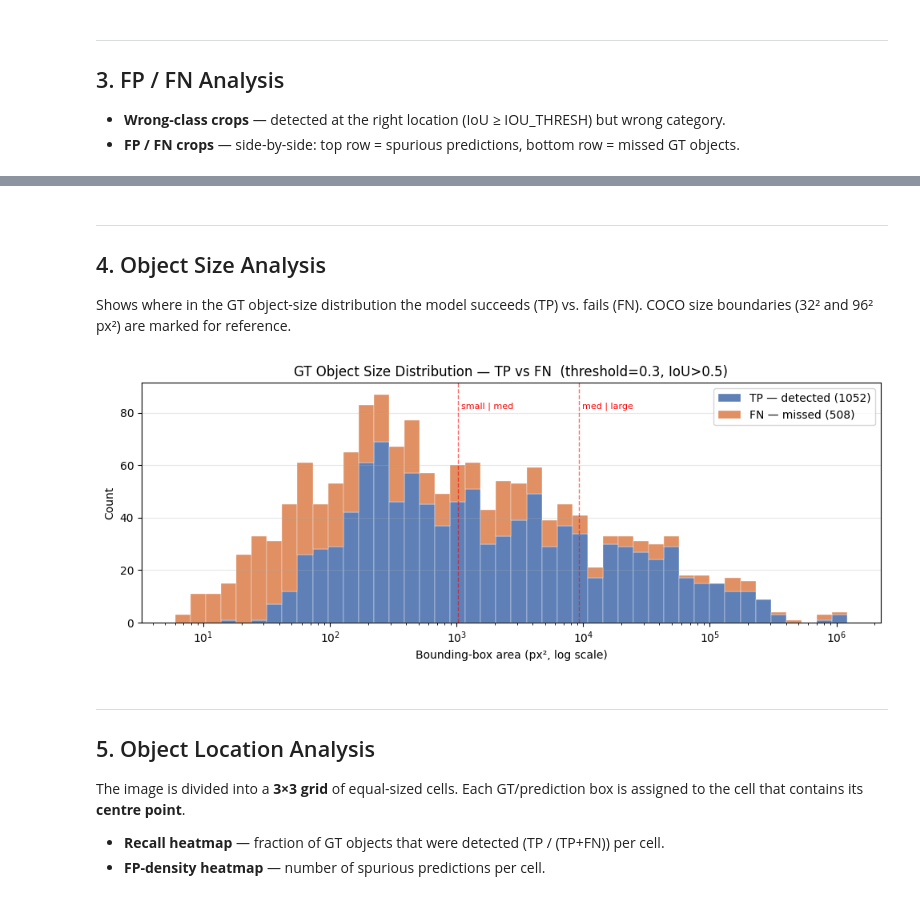
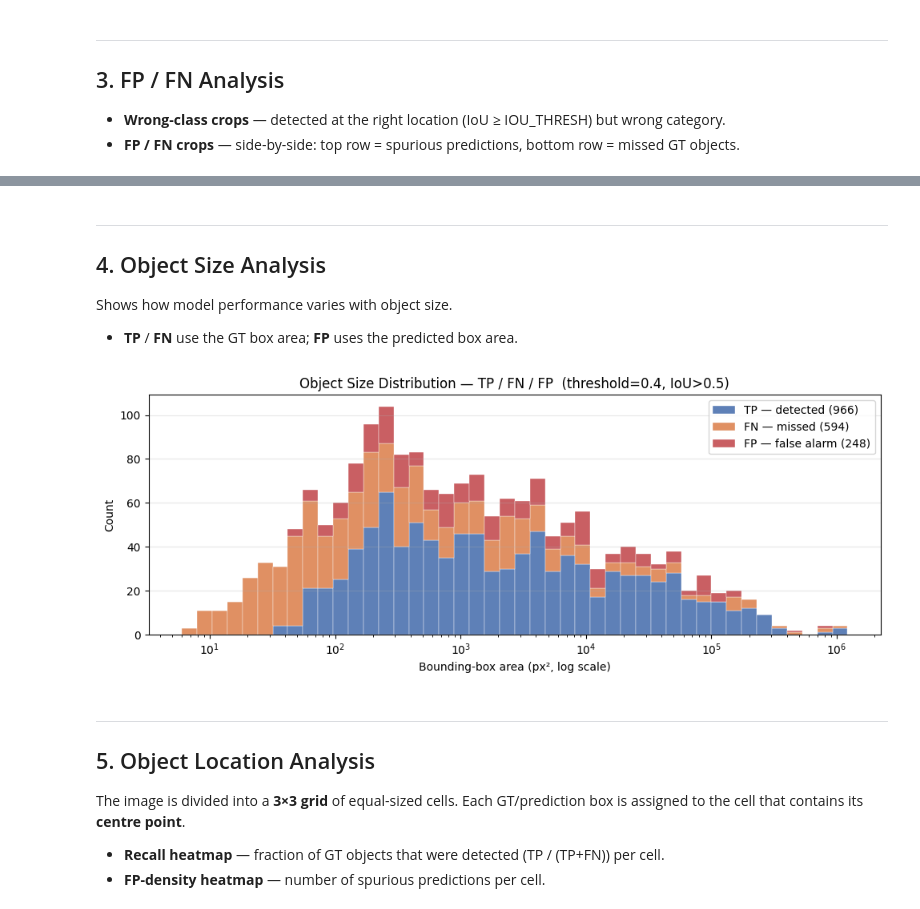
Before and after one commit to Timson1235/AP2026-Maritime-Navigation, a Jupyter notebook: 4_Model/evaluation.ipynb, the cells around one changed output, grey strips where cells are left out. Drawn from its saved outputs; the diff is of its cells as text; code cells hidden in the pictures.

```diff
--- a/4_Model/evaluation.ipynb
+++ b/4_Model/evaluation.ipynb
@@ -45,7 +45,7 @@ PREDICTIONS_FILE = Path("../runs/optuna_relabeled/trial_003/predictions_test.jso
 # Directory where output figures are saved
 SAVE_DIR         = Path("../runs/optuna_relabeled/trial_003")
 
-THRESHOLD  = 0.3   # confidence threshold applied when loading predictions
+THRESHOLD  = 0.4   # confidence threshold applied when loading predictions
 IOU_THRESH = 0.5   # IoU threshold for TP/FP matching
 
 random.seed(4)
@@ -569,38 +579,36 @@ plt.show()
 ---
 ## 4. Object Size Analysis
 
-Shows where in the GT object-size distribution the model succeeds (TP) vs. fails (FN).
-COCO size boundaries (32² and 96² px²) are marked for reference.
+Shows how model performance varies with object size.
+- **TP** / **FN** use the GT box area; **FP** uses the predicted box area.
 # %%
 def box_area(box):
     return max(0.0, box[2] - box[0]) * max(0.0, box[3] - box[1])
 
-tp_areas = np.array([box_area(r["gt_box"]) for r in tp_records])
-fn_areas = np.array([box_area(r["gt_box"]) for r in fn_records])
-all_areas = np.concatenate([tp_areas, fn_areas])
+tp_areas = np.array([box_area(r["gt_box"])   for r in tp_records])
+fn_areas = np.array([box_area(r["gt_box"])   for r in fn_records])
+fp_areas = np.array([box_area(r["pred_box"]) for r in fp_records])
 
+all_areas = np.concatenate([tp_areas, fn_areas, fp_areas])
 bins = np.logspace(np.log10(max(all_areas.min(), 1)), np.log10(all_areas.max()), 45)
 
 fig, ax = plt.subplots(figsize=(10, 4))
-ax.hist([tp_areas, fn_areas], bins=bins, stacked=True,
-        label=[f"TP — detected ({len(tp_areas)})", f"FN — missed ({len(fn_areas)})"],
-        color=["#4C72B0", "#DD8452"], alpha=0.9, edgecolor="white", linewidth=0.3)
-
-ymax = ax.get_ylim()[1]
-for bound, lbl in [(32**2, "small | med"), (96**2, "med | large")]:
-    ax.axvline(bound, color="red", linestyle="--", alpha=0.6, linewidth=1)
-    ax.text(bound * 1.07, ymax * 0.92, lbl, fontsize=8, color="red", va="top")
+ax.hist([tp_areas, fn_areas, fp_areas], bins=bins, stacked=True,
+        label=[f"TP — detected ({len(tp_areas)})",
+               f"FN — missed ({len(fn_areas)})",
+               f"FP — false alarm ({len(fp_areas)})"],
+        color=["#4C72B0", "#DD8452", "#C44E52"], alpha=0.9, edgecolor="white", linewidth=0.3)
 
 ax.set_xscale("log")
 ax.set_xlabel("Bounding-box area (px², log scale)")
 ax.set_ylabel("Count")
-ax.set_title(f"GT Object Size Distribution — TP vs FN  (threshold={THRESHOLD}, IoU>{IOU_THRESH})")
+ax.set_title(f"Object Size Distribution — TP / FN / FP  (threshold={THRESHOLD}, IoU>{IOU_THRESH})")
 ax.legend(); ax.grid(axis="y", alpha=0.3)
 plt.tight_layout()
 plt.savefig(SAVE_DIR / "size_distribution.png", dpi=150, bbox_inches="tight")
 plt.show()
 # %% [output]
-[figure, old version]
+[figure, new version]
 # %% [markdown]
 ---
 ## 5. Object Location Analysis
```
Also changed, not shown: parts of 11 cells of this notebook.
